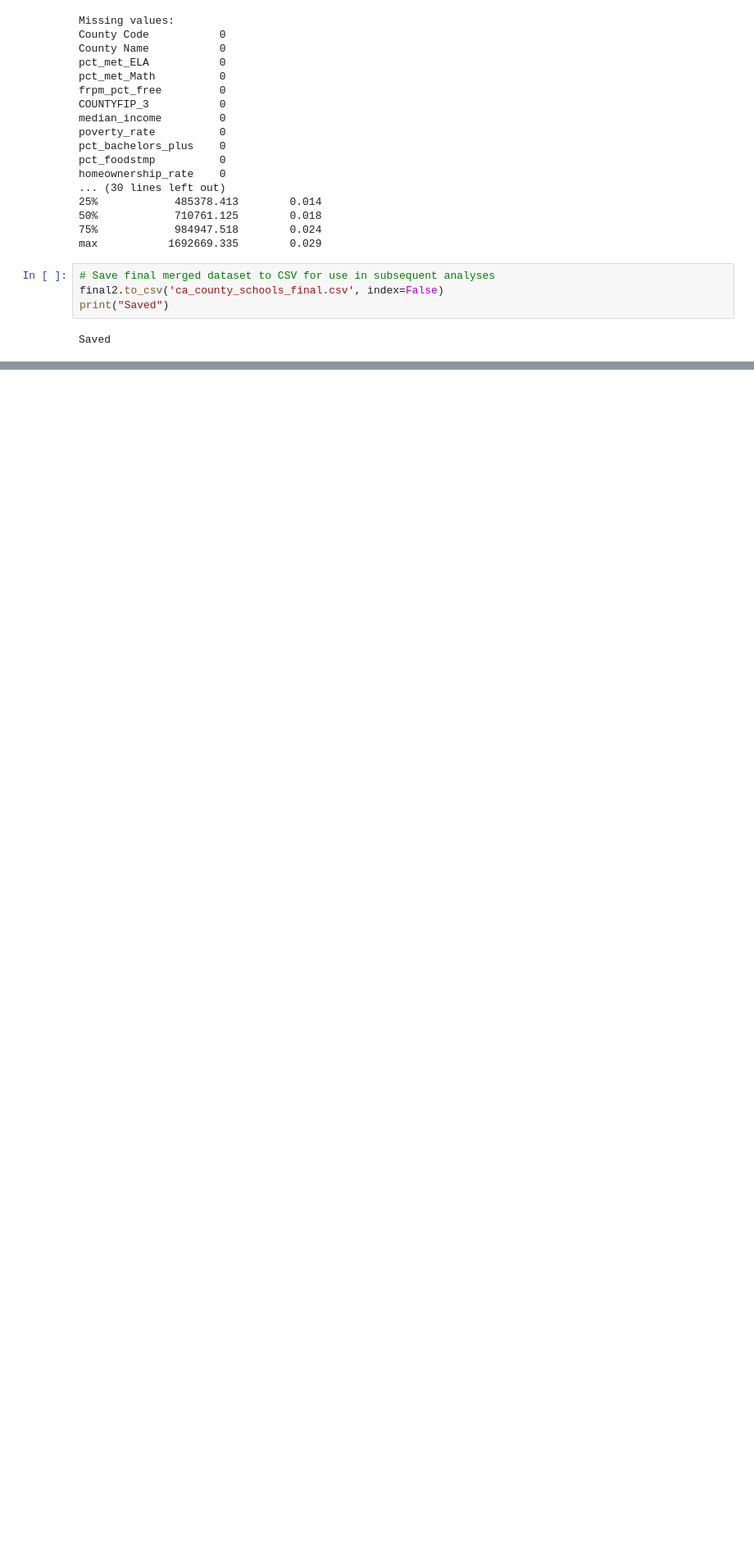
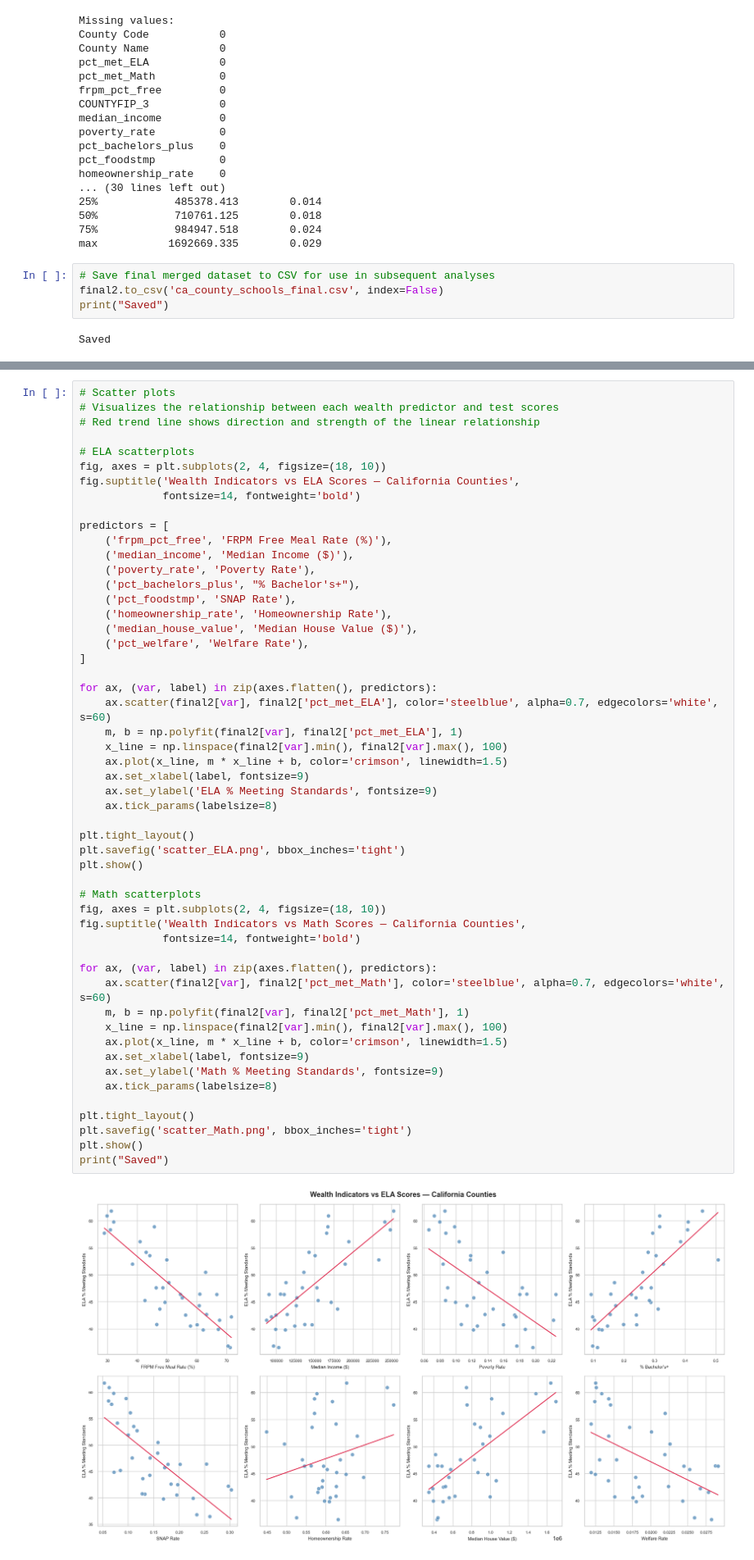
Before and after one commit to andrewyounucsd/math189-final-project, a Jupyter notebook: math189_final_project.ipynb, the cells around one changed output, grey strips where cells are left out. Shown at 82% size. Saved outputs shown, nothing was run; the diff lists cells and outputs as text; blank space fills up the shorter version.

```diff
--- a/math189_final_project.ipynb
+++ b/math189_final_project.ipynb
@@ -350,0 +422,54 @@ Saved
+# %%
+# Scatter plots
+# Visualizes the relationship between each wealth predictor and test scores
+# Red trend line shows direction and strength of the linear relationship
+
+# ELA scatterplots
+fig, axes = plt.subplots(2, 4, figsize=(18, 10))
+fig.suptitle('Wealth Indicators vs ELA Scores — California Counties',
+             fontsize=14, fontweight='bold')
+
+predictors = [
+    ('frpm_pct_free', 'FRPM Free Meal Rate (%)'),
+    ('median_income', 'Median Income ($)'),
+    ('poverty_rate', 'Poverty Rate'),
+    ('pct_bachelors_plus', "% Bachelor's+"),
+    ('pct_foodstmp', 'SNAP Rate'),
+    ('homeownership_rate', 'Homeownership Rate'),
+    ('median_house_value', 'Median House Value ($)'),
+    ('pct_welfare', 'Welfare Rate'),
+]
+
+for ax, (var, label) in zip(axes.flatten(), predictors):
+    ax.scatter(final2[var], final2['pct_met_ELA'], color='steelblue', alpha=0.7, edgecolors='white', s=60)
+    m, b = np.polyfit(final2[var], final2['pct_met_ELA'], 1)
+    x_line = np.linspace(final2[var].min(), final2[var].max(), 100)
+    ax.plot(x_line, m * x_line + b, color='crimson', linewidth=1.5)
+    ax.set_xlabel(label, fontsize=9)
+    ax.set_ylabel('ELA % Meeting Standards', fontsize=9)
+    ax.tick_params(labelsize=8)
+
+plt.tight_layout()
+plt.savefig('scatter_ELA.png', bbox_inches='tight')
+plt.show()
+
+# Math scatterplots
+fig, axes = plt.subplots(2, 4, figsize=(18, 10))
+fig.suptitle('Wealth Indicators vs Math Scores — California Counties',
+             fontsize=14, fontweight='bold')
+
+for ax, (var, label) in zip(axes.flatten(), predictors):
+    ax.scatter(final2[var], final2['pct_met_Math'], color='steelblue', alpha=0.7, edgecolors='white', s=60)
+    m, b = np.polyfit(final2[var], final2['pct_met_Math'], 1)
+    x_line = np.linspace(final2[var].min(), final2[var].max(), 100)
+    ax.plot(x_line, m * x_line + b, color='crimson', linewidth=1.5)
+    ax.set_xlabel(label, fontsize=9)
+    ax.set_ylabel('Math % Meeting Standards', fontsize=9)
+    ax.tick_params(labelsize=8)
+
+plt.tight_layout()
+plt.savefig('scatter_Math.png', bbox_inches='tight')
+plt.show()
+print("Saved")
+# %% [output]
+[figure, added]
```
Also changed, not shown: parts of 32 cells of this notebook.
